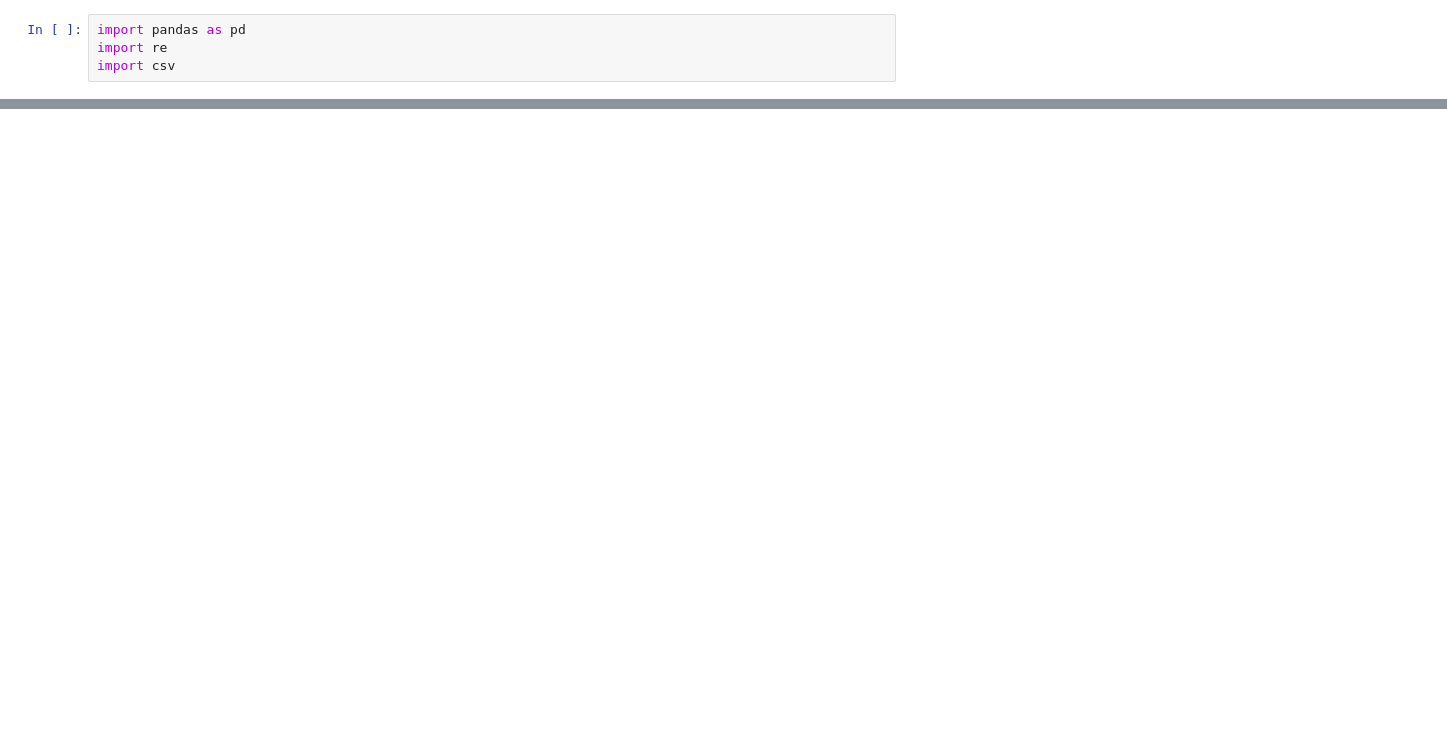
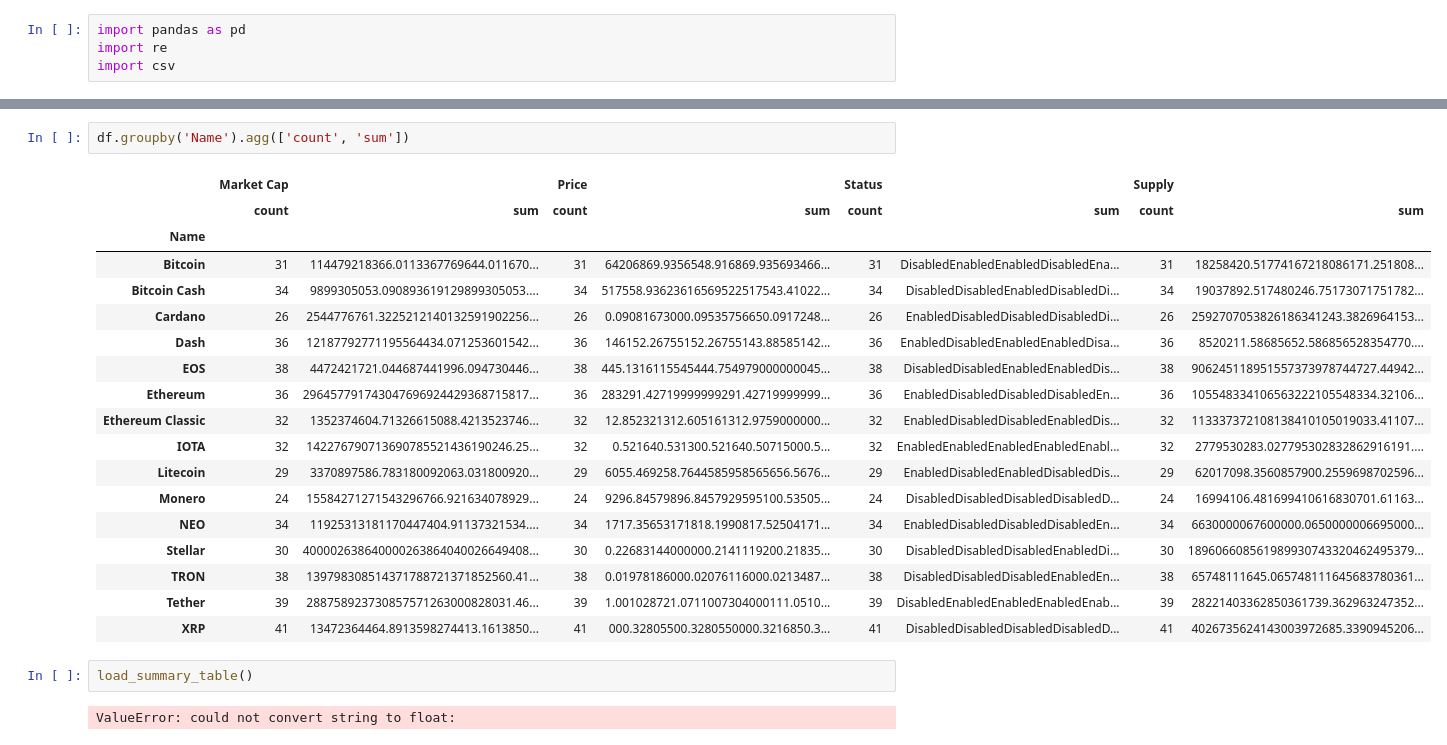
Before and after one commit to jrjames83/data_table, a Jupyter notebook: src/Exploratory Data Analysis.ipynb, the cells around one changed output, grey strips where cells are left out. Saved outputs shown, nothing was run; the diff lists cells and outputs as text; blank space fills up the shorter version.

```diff
--- a/src/Exploratory Data Analysis.ipynb
+++ b/src/Exploratory Data Analysis.ipynb
@@ -45,0 +66,25 @@ for_df
+# %%
+df.groupby('Name').agg(['count', 'sum'])
+# %% [output]
+|  | Market Cap |  | Price |  | Status |  | Supply |  |
+|  | count | sum | count | sum | count | sum | count | sum |
+| Name |  |  |  |  |  |  |  |  |
+| Bitcoin | 31 | 114479218366.0113367769644.011670... | 31 | 64206869.9356548.916869.935693466... | 31 | DisabledEnabledEnabledDisabledEna... | 31 | 18258420.51774167218086171.251808... |
+| Bitcoin Cash | 34 | 9899305053.090893619129899305053.... | 34 | 517558.93623616569522517543.41022... | 34 | DisabledDisabledEnabledDisabledDi... | 34 | 19037892.517480246.75173071751782... |
+| Cardano | 26 | 2544776761.3225212140132591902256... | 26 | 0.09081673000.09535756650.0917248... | 26 | EnabledDisabledDisabledDisabledDi... | 26 | 2592707053826186341243.3826964153... |
+| Dash | 36 | 12187792771195564434.071253601542... | 36 | 146152.26755152.26755143.88585142... | 36 | EnabledDisabledEnabledEnabledDisa... | 36 | 8520211.58685652.586856528354770.... |
+| EOS | 38 | 4472421721.044687441996.094730446... | 38 | 445.1316115545444.754979000000045... | 38 | DisabledDisabledEnabledEnabledDis... | 38 | 906245118951557373978744727.44942... |
+| Ethereum | 36 | 296457791743047696924429368715817... | 36 | 283291.42719999999291.42719999999... | 36 | EnabledDisabledDisabledDisabledEn... | 36 | 105548334106563222105548334.32106... |
+| Ethereum Classic | 32 | 1352374604.71326615088.4213523746... | 32 | 12.852321312.605161312.9759000000... | 32 | EnabledDisabledDisabledEnabledDis... | 32 | 113337372108138410105019033.41107... |
+| IOTA | 32 | 142276790713690785521436190246.25... | 32 | 0.521640.531300.521640.50715000.5... | 32 | EnabledEnabledEnabledEnabledEnabl... | 32 | 2779530283.027795302832862916191.... |
+| Litecoin | 29 | 3370897586.783180092063.031800920... | 29 | 6055.469258.7644585958565656.5676... | 29 | EnabledDisabledEnabledDisabledDis... | 29 | 62017098.3560857900.2559698702596... |
+| Monero | 24 | 15584271271543296766.921634078929... | 24 | 9296.84579896.8457929595100.53505... | 24 | DisabledDisabledDisabledDisabledD... | 24 | 16994106.481699410616830701.61163... |
+| NEO | 34 | 11925313181170447404.91137321534.... | 34 | 1717.35653171818.1990817.52504171... | 34 | EnabledDisabledDisabledDisabledEn... | 34 | 6630000067600000.0650000006695000... |
+| Stellar | 30 | 400002638640000263864040026649408... | 30 | 0.22683144000000.2141119200.21835... | 30 | DisabledDisabledDisabledEnabledDi... | 30 | 189606608561989930743320462495379... |
+| TRON | 38 | 139798308514371788721371852560.41... | 38 | 0.01978186000.02076116000.0213487... | 38 | DisabledDisabledDisabledEnabledEn... | 38 | 65748111645.065748111645683780361... |
+| Tether | 39 | 288758923730857571263000828031.46... | 39 | 1.001028721.0711007304000111.0510... | 39 | DisabledEnabledEnabledEnabledEnab... | 39 | 28221403362850361739.362963247352... |
+| XRP | 41 | 13472364464.8913598274413.1613850... | 41 | 000.32805500.3280550000.3216850.3... | 41 | DisabledDisabledDisabledDisabledD... | 41 | 4026735624143003972685.3390945206... |
+# %%
+load_summary_table()
+# %% [output]
+ValueError: could not convert string to float:
```
Also changed, not shown: parts of 3 cells of this notebook, 6 other files.
